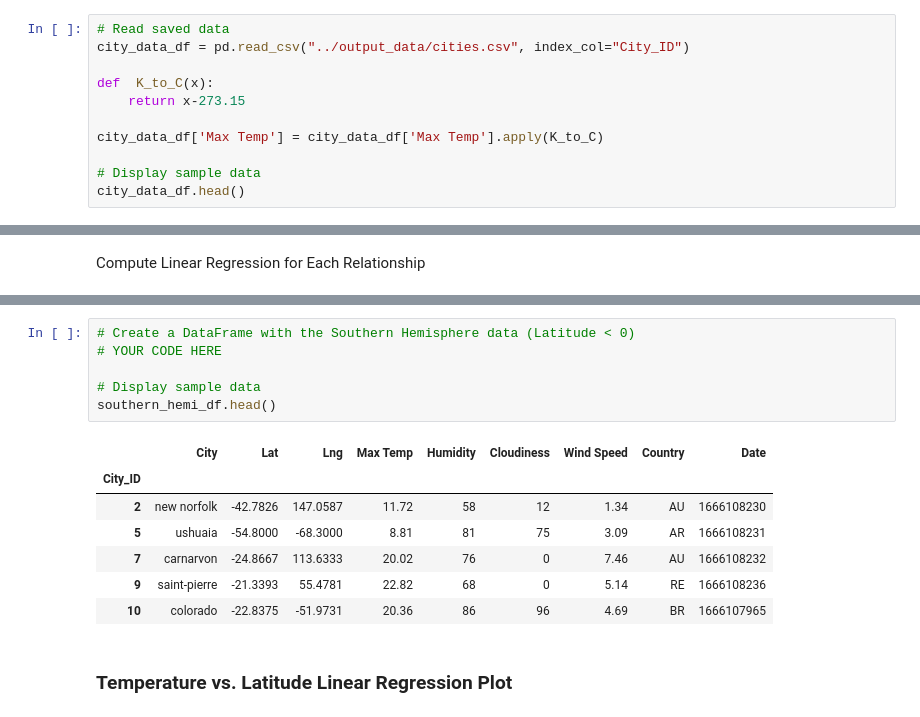
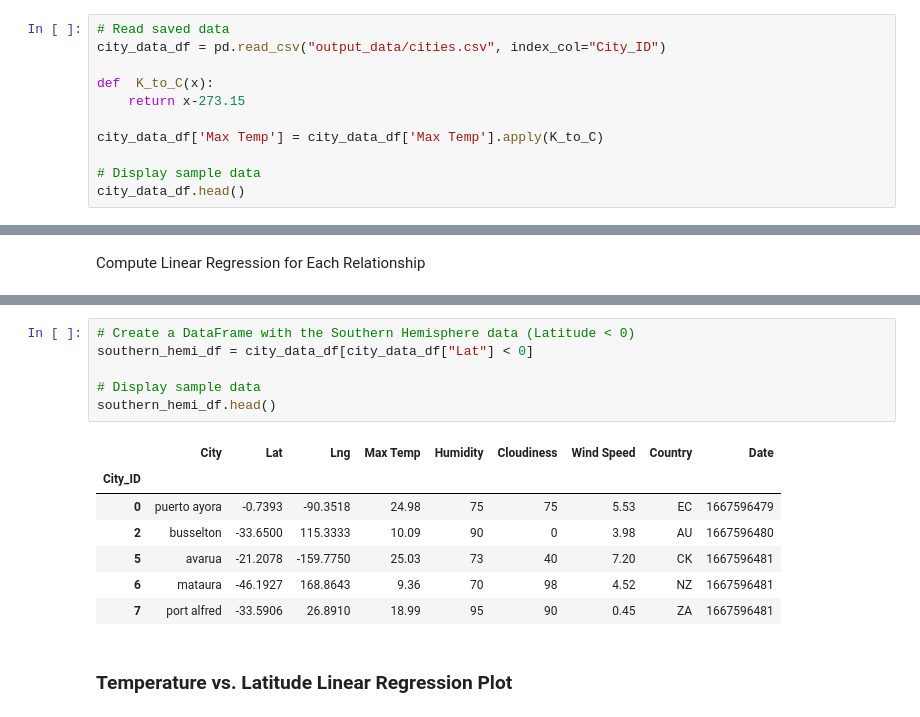
Before and after one commit to AdrianJason/Python_API_Challenge, a Jupyter notebook: Weatherpy/WeatherPy.ipynb, the cells around one changed output, grey strips where cells are left out. Drawn from its saved outputs; the diff is of its cells as text.

```diff
--- a/Weatherpy/WeatherPy.ipynb
+++ b/Weatherpy/WeatherPy.ipynb
@@ -173,6 +175,6 @@ city_data_df.to_csv("../output_data/cities.csv", index_label="City_ID")
 # %%
 # Read saved data
-city_data_df = pd.read_csv("../output_data/cities.csv", index_col="City_ID")
+city_data_df = pd.read_csv("output_data/cities.csv", index_col="City_ID")
 
 def  K_to_C(x):
     return x-273.15
@@ -296,16 +334,16 @@ northern_hemi_df.head()
 # %%
 # Create a DataFrame with the Southern Hemisphere data (Latitude < 0)
-# YOUR CODE HERE
+southern_hemi_df = city_data_df[city_data_df["Lat"] < 0]
 
 # Display sample data
 southern_hemi_df.head()
 # %% [output]
 |  | City | Lat | Lng | Max Temp | Humidity | Cloudiness | Wind Speed | Country | Date |
 | City_ID |  |  |  |  |  |  |  |  |  |
-| 2 | new norfolk | -42.7826 | 147.0587 | 11.72 | 58 | 12 | 1.34 | AU | 1666108230 |
-| 5 | ushuaia | -54.8000 | -68.3000 | 8.81 | 81 | 75 | 3.09 | AR | 1666108231 |
-| 7 | carnarvon | -24.8667 | 113.6333 | 20.02 | 76 | 0 | 7.46 | AU | 1666108232 |
-| 9 | saint-pierre | -21.3393 | 55.4781 | 22.82 | 68 | 0 | 5.14 | RE | 1666108236 |
-| 10 | colorado | -22.8375 | -51.9731 | 20.36 | 86 | 96 | 4.69 | BR | 1666107965 |
+| 0 | puerto ayora | -0.7393 | -90.3518 | 24.98 | 75 | 75 | 5.53 | EC | 1667596479 |
+| 2 | busselton | -33.6500 | 115.3333 | 10.09 | 90 | 0 | 3.98 | AU | 1667596480 |
+| 5 | avarua | -21.2078 | -159.7750 | 25.03 | 73 | 40 | 7.20 | CK | 1667596481 |
+| 6 | mataura | -46.1927 | 168.8643 | 9.36 | 70 | 98 | 4.52 | NZ | 1667596481 |
+| 7 | port alfred | -33.5906 | 26.8910 | 18.99 | 95 | 90 | 0.45 | ZA | 1667596481 |
 # %% [markdown]
 ###  Temperature vs. Latitude Linear Regression Plot
```
Also changed, not shown: parts of 21 cells of this notebook, 12 other files.
